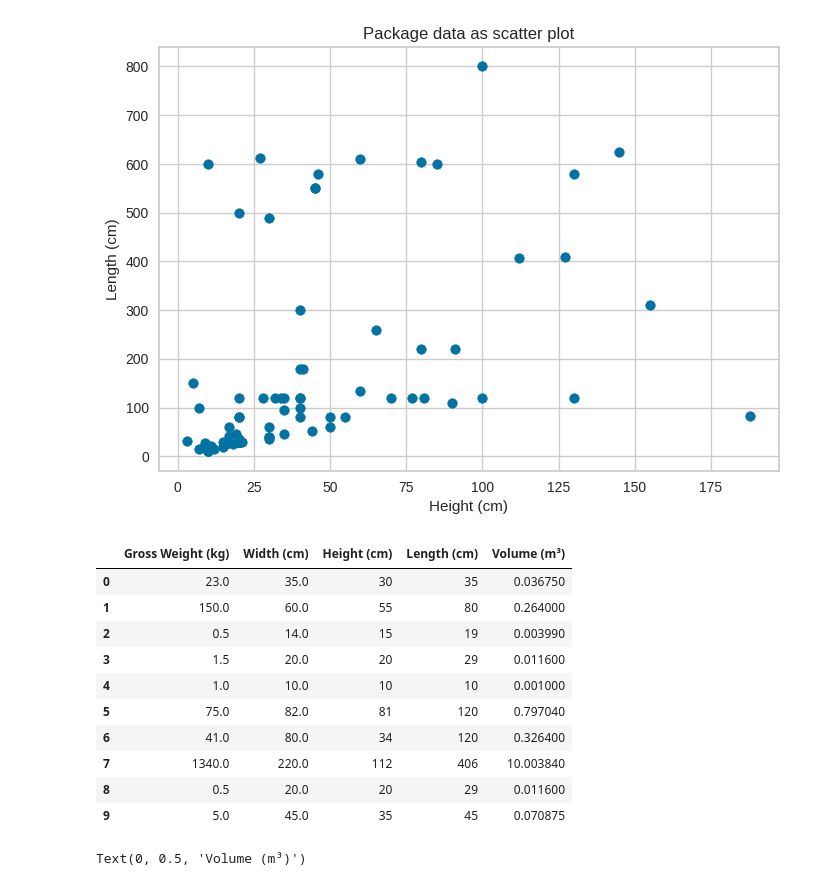
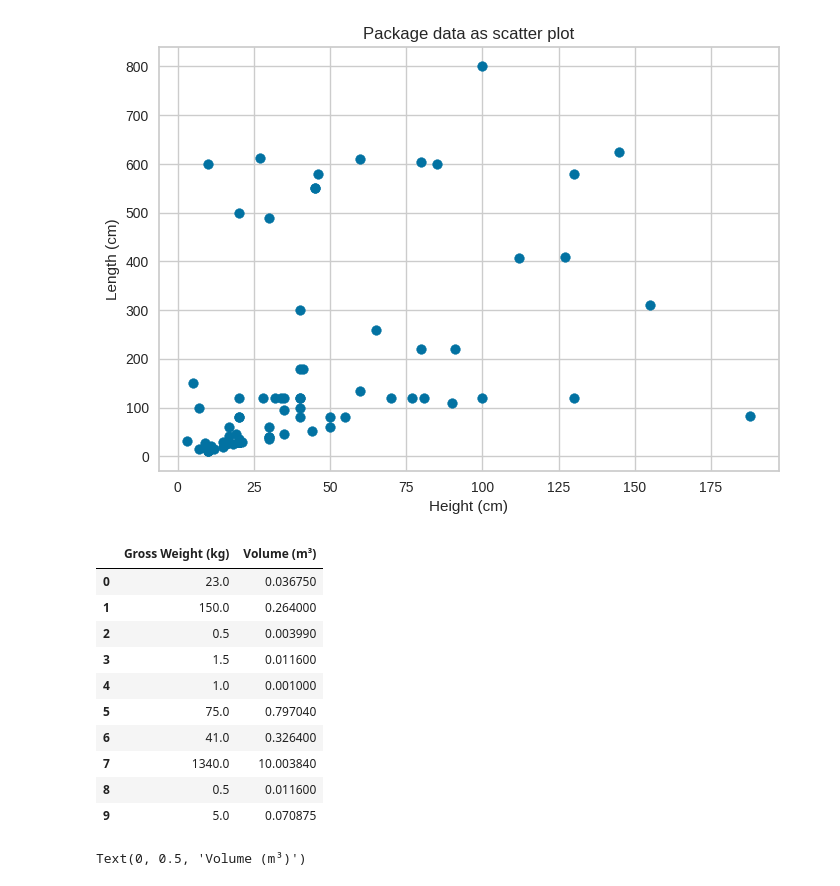
Before and after one commit to FrankCastlepancakes/ClusteringScikitLearn, a Jupyter notebook: notebook.ipynb, the cells around one changed output. Drawn from its saved outputs; the diff is of its cells as text; code cells hidden in the pictures.

```diff
--- a/notebook.ipynb
+++ b/notebook.ipynb
@@ -50,33 +50,33 @@ Text(0, 0.5, 'Length (cm)')
 # %%
 # Replace "," with "." (us standard)
 packages_df["Gross Weight (kg)"] = packages_df.apply(lambda row: str(row["Gross Weight (kg)"]).replace(".", "").replace(",", "."), axis=1)
 packages_df["Width (cm)"] = packages_df.apply(lambda row: str(row["Width (cm)"]).replace(".", "").replace(",", "."), axis=1)
 
 # Convert to correct data type
 packages_df[["Gross Weight (kg)", "Width (cm)"]] = packages_df[["Gross Weight (kg)", "Width (cm)"]].astype(float)
 packages_df[["Height (cm)", "Length (cm)"]] = packages_df[["Height (cm)", "Length (cm)"]].astype(int)
 packages_df[["Package No", "Shipment No"]] = packages_df[["Package No", "Shipment No"]].astype(str)
 
 # Calculate volume of each row
 packages_df["Volume (m³)"] = packages_df.apply(lambda row: row["Width (cm)"] * row["Height (cm)"] * row["Length (cm)"] / 1000000, axis=1)
 
 # Drop not needed cols
-x = packages_df.drop(["Package No", "Shipment No"], axis=1)
+x = packages_df.drop(["Package No", "Shipment No", "Width (cm)", "Height (cm)", "Length (cm)"], axis=1)
 
 # Show first ten rows of dataframe
 x.head(10)
 # %% [output]
-|  | Gross Weight (kg) | Width (cm) | Height (cm) | Length (cm) | Volume (m³) |
-| 0 | 23.0 | 35.0 | 30 | 35 | 0.036750 |
-| 1 | 150.0 | 60.0 | 55 | 80 | 0.264000 |
-| 2 | 0.5 | 14.0 | 15 | 19 | 0.003990 |
-| 3 | 1.5 | 20.0 | 20 | 29 | 0.011600 |
-| 4 | 1.0 | 10.0 | 10 | 10 | 0.001000 |
-| 5 | 75.0 | 82.0 | 81 | 120 | 0.797040 |
-| 6 | 41.0 | 80.0 | 34 | 120 | 0.326400 |
-| 7 | 1340.0 | 220.0 | 112 | 406 | 10.003840 |
-| 8 | 0.5 | 20.0 | 20 | 29 | 0.011600 |
-| 9 | 5.0 | 45.0 | 35 | 45 | 0.070875 |
+|  | Gross Weight (kg) | Volume (m³) |
+| 0 | 23.0 | 0.036750 |
+| 1 | 150.0 | 0.264000 |
+| 2 | 0.5 | 0.003990 |
+| 3 | 1.5 | 0.011600 |
+| 4 | 1.0 | 0.001000 |
+| 5 | 75.0 | 0.797040 |
+| 6 | 41.0 | 0.326400 |
+| 7 | 1340.0 | 10.003840 |
+| 8 | 0.5 | 0.011600 |
+| 9 | 5.0 | 0.070875 |
 # %%
 # Plot data as scatter
 scatter(x["Gross Weight (kg)"].to_numpy(), x["Volume (m³)"].to_numpy())
```
Also changed, not shown: parts of 6 cells of this notebook.
